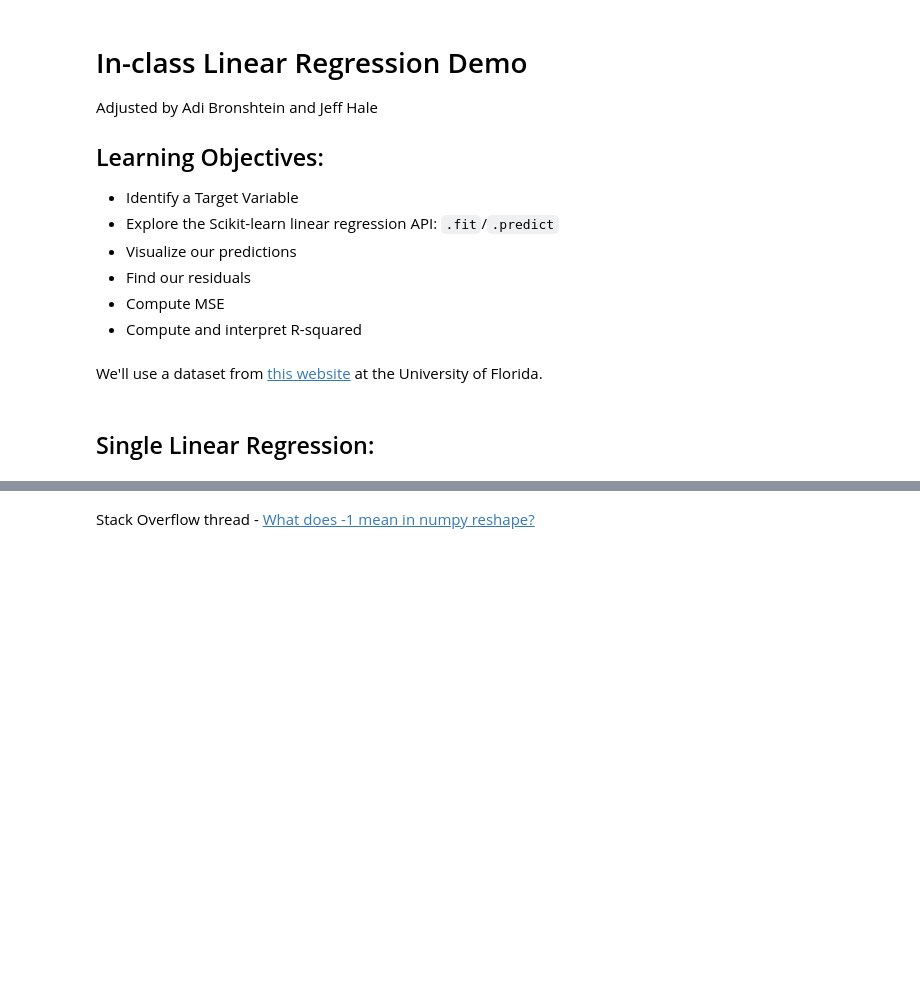
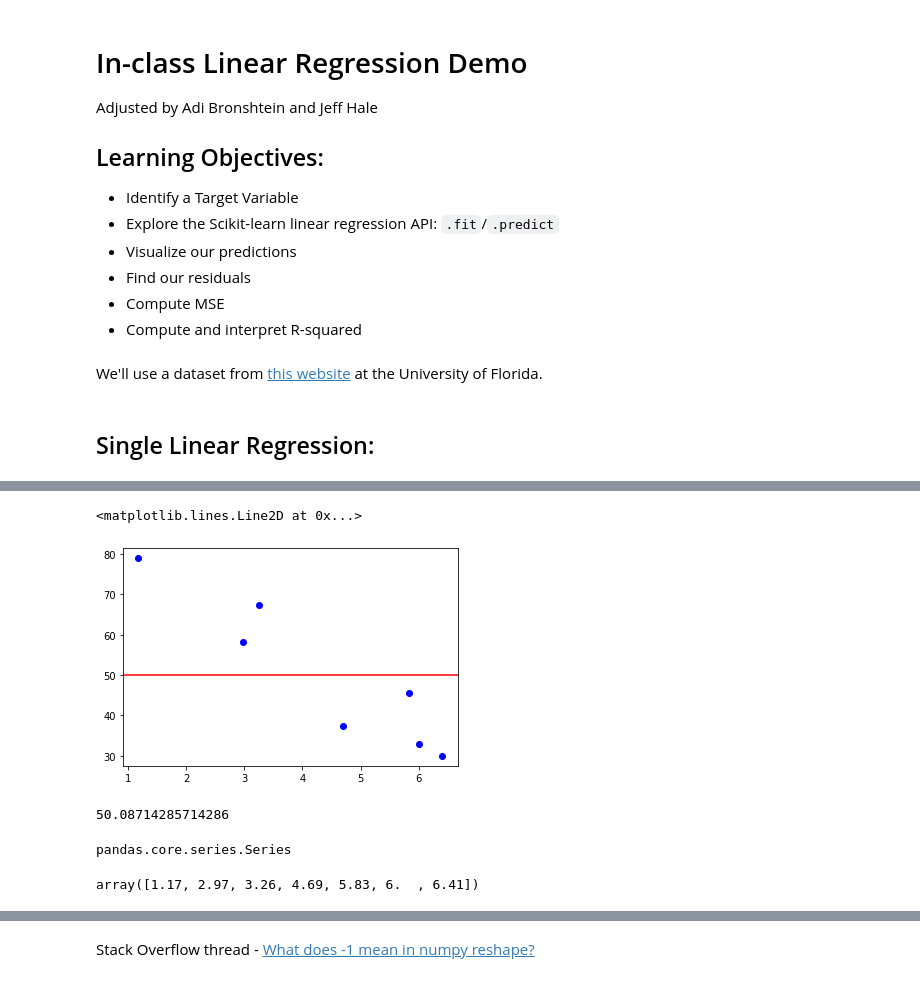
Before and after one commit to ersingt/coursework, a Jupyter notebook: 03-Week/01-SLR/SLR-starter.ipynb, the cells around one changed output, grey strips where cells are left out. Cells and saved outputs as stored; diff of their text form; code cells hidden in the pictures; blank space fills up the shorter version.

```diff
--- a/03-Week/01-SLR/SLR-starter.ipynb
+++ b/03-Week/01-SLR/SLR-starter.ipynb
@@ -47,17 +99,31 @@ y = df_lsd['Math']
 # %%
 # Add mean of `y` to your plot as a horizontal line
-
-
+plt.scatter(df_lsd['LSD'],
+            df_lsd['Math'],
+            color = 'blue')
 plt.axhline(y.mean(), c='r')
 
 # or use plt.plot([X.min(), X.max()], [y.mean(), y.mean()], c='r', linewidth=5.0);
+# %% [output]
+<matplotlib.lines.Line2D at 0x...>
+[figure, added]
 # %%
 # get the average math score
+np.mean(y)
+# %% [output]
+50.08714285714286
 # %%
 # show the type of X
+type(X)
+# %% [output]
+pandas.core.series.Series
 # %%
 # get values of X only
-                       # you will aslso see .values - but .to_numpy() is best practice
+# you will aslso see .values - but .to_numpy() is best practice
+
+X.to_numpy()
+# %% [output]
+array([1.17, 2.97, 3.26, 4.69, 5.83, 6.  , 6.41])
 # %%
 # Annoying transformation need if you only have one feature.
 # No idea why they won't fix it.
```
Also changed, not shown: parts of 34 cells of this notebook, 1 other file.
